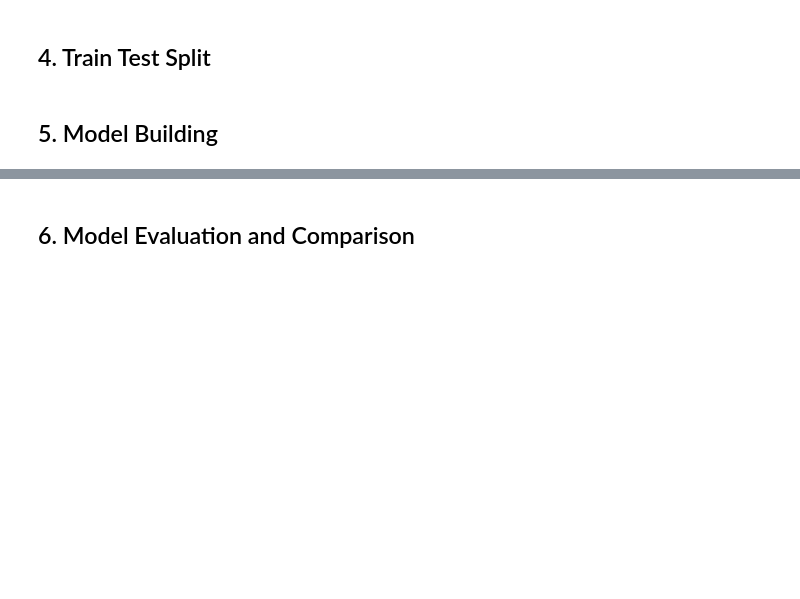
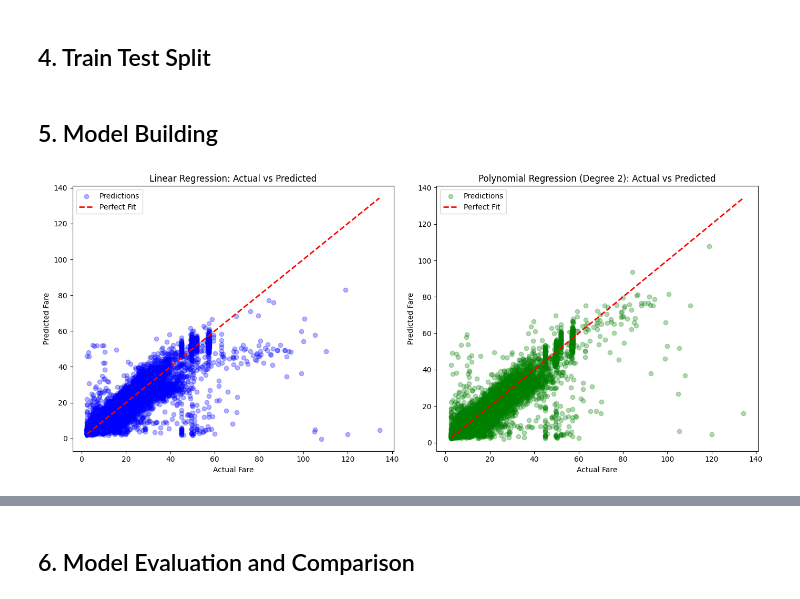
Before and after one commit to yasasbanukaofficial/uber-fare-prediction, a Jupyter notebook: uber_fare_prediction.ipynb, the cells around one changed output, grey strips where cells are left out. Cells and saved outputs as stored; diff of their text form; code cells hidden in the pictures; blank space fills up the shorter version.

Commit message:
feat(notebook): showcase the comparison of real vs predicted values in both models

```diff
--- a/uber_fare_prediction.ipynb
+++ b/uber_fare_prediction.ipynb
@@ -11,5 +13,5 @@ from sklearn.metrics import r2_score, mean_squared_error
 # %% [markdown]
 ## 1. Understand the Dataset
 # %%
-df = pd.read_csv("uber.csv")
+df = pd.read_csv("https://raw.githubusercontent.com/yasasbanukaofficial/uber-fare-prediction/refs/heads/main/uber.csv")
 df.head()
@@ -94,3 +166,31 @@ X_test_poly = poly.transform(X_test)
 poly_reg = LinearRegression()
 poly_reg.fit(X_train_poly, y_train)
 y_pred_poly = poly_reg.predict(X_test_poly)
+# %%
+import matplotlib.pyplot as plt
+
+# Create side-by-side plots for both models
+plt.figure(figsize=(14, 6))
+
+# Linear Regression actual vs predicted
+plt.subplot(1, 2, 1)
+plt.scatter(y_test, y_pred_lr, alpha=0.3, color='blue', label='Predictions')
+plt.plot([y_test.min(), y_test.max()], [y_test.min(), y_test.max()], 'r--', lw=2, label='Perfect Fit')
+plt.title('Linear Regression: Actual vs Predicted')
+plt.xlabel('Actual Fare')
+plt.ylabel('Predicted Fare')
+plt.legend()
+
+# Polynomial Regression actual vs predicted
+plt.subplot(1, 2, 2)
+plt.scatter(y_test, y_pred_poly, alpha=0.3, color='green', label='Predictions')
+plt.plot([y_test.min(), y_test.max()], [y_test.min(), y_test.max()], 'r--', lw=2, label='Perfect Fit')
+plt.title('Polynomial Regression (Degree 2): Actual vs Predicted')
+plt.xlabel('Actual Fare')
+plt.ylabel('Predicted Fare')
+plt.legend()
+
+plt.tight_layout()
+plt.show()
+# %% [output]
+[figure, added]
```
Also changed, not shown: parts of 10 cells of this notebook.
